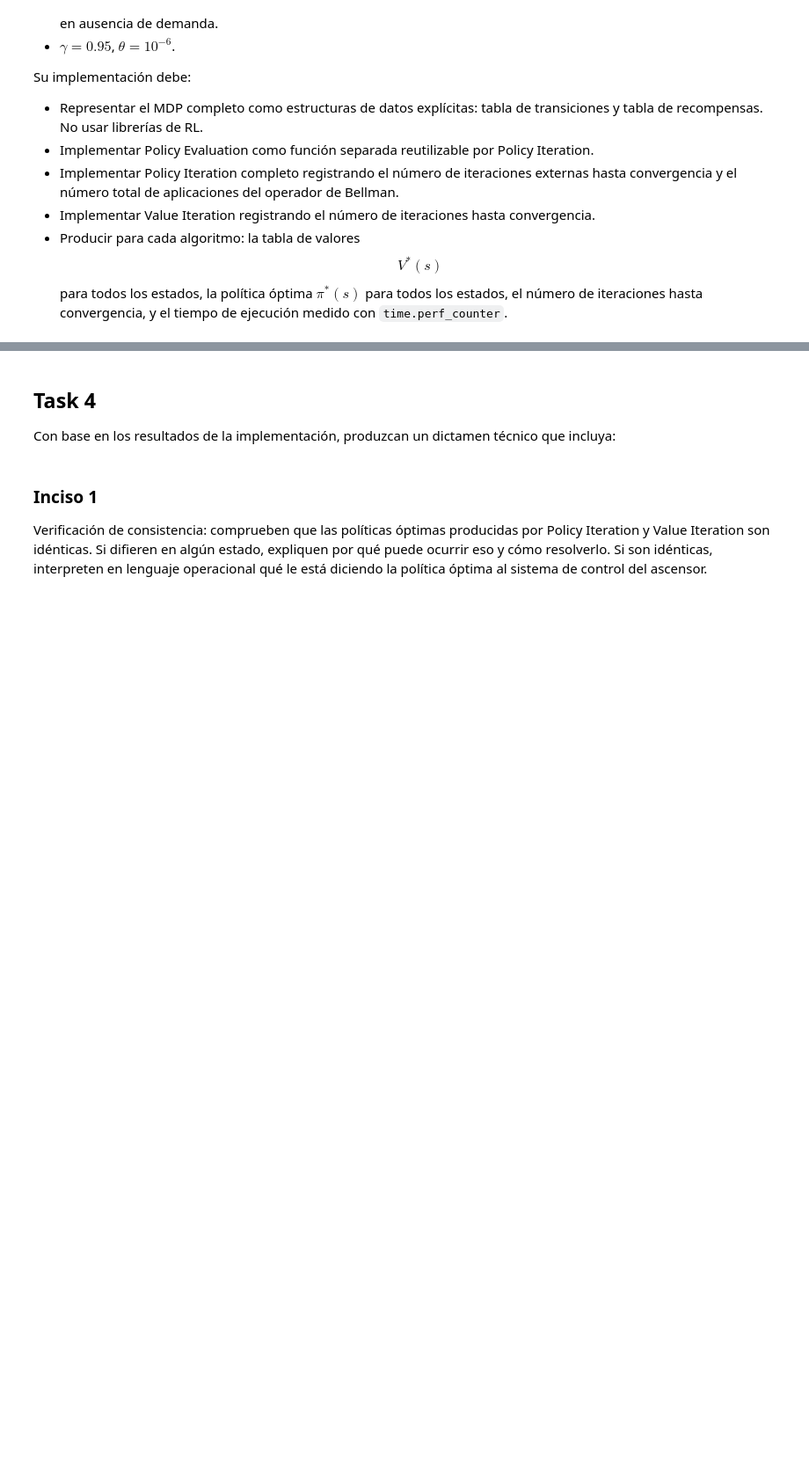
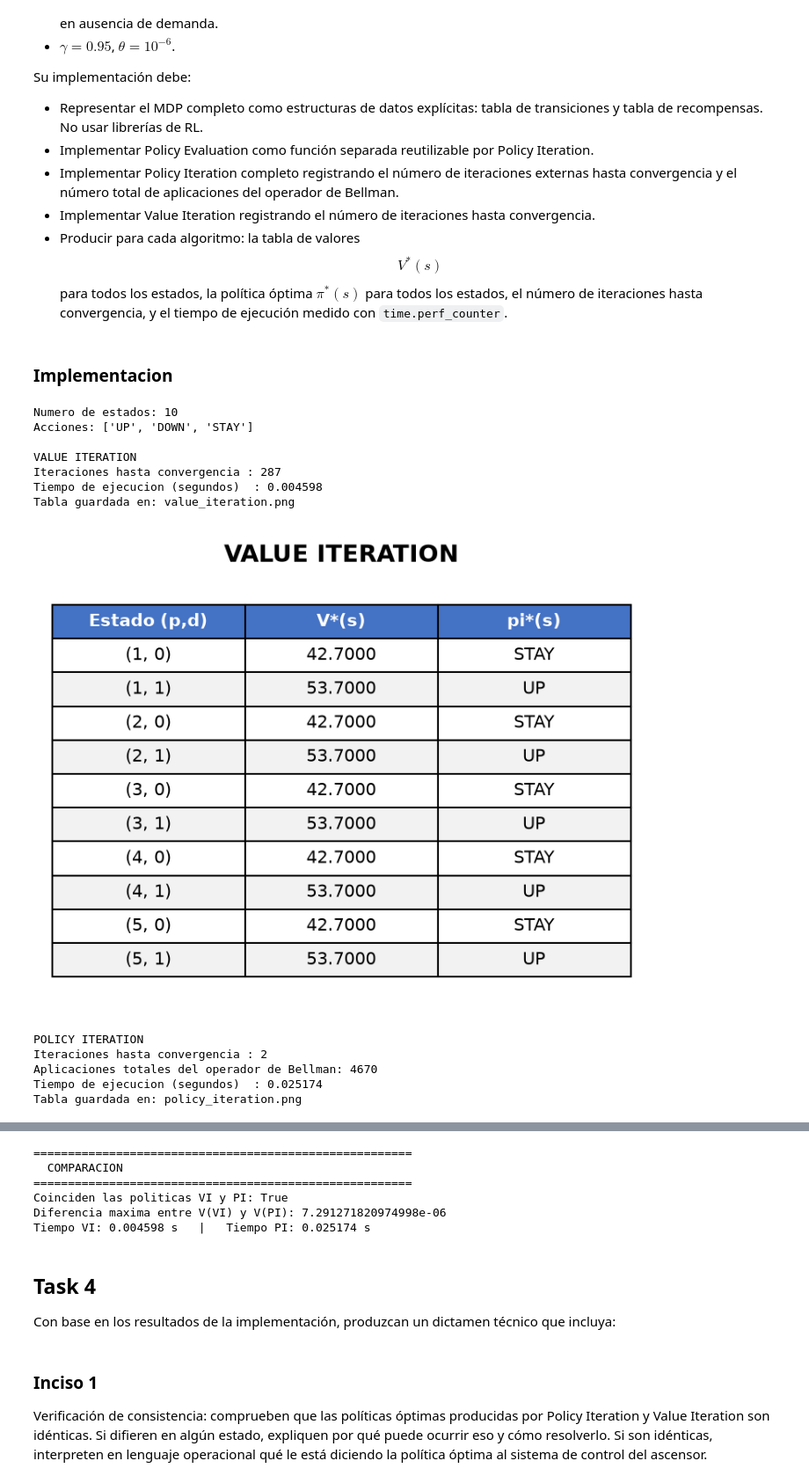
Before and after one commit to donmatthiuz/RL, a Jupyter notebook: Reporte.ipynb, the cells around one changed output, grey strips where cells are left out. Shown at 88% size. Cells and saved outputs as stored; diff of their text form; code cells hidden in the pictures; blank space fills up the shorter version.

Commit message:
TASK 3

```diff
--- a/Reporte.ipynb
+++ b/Reporte.ipynb
@@ -327,3 +327,67 @@ Su implementación debe:
 * Implementar Policy Iteration completo registrando el número de iteraciones externas hasta convergencia y el número total de aplicaciones del operador de Bellman.
 * Implementar Value Iteration registrando el número de iteraciones hasta convergencia.
 * Producir para cada algoritmo: la tabla de valores $$V^*(s)$$ para todos los estados, la política óptima $\pi^*(s)$ para todos los estados, el número de iteraciones hasta convergencia, y el tiempo de ejecución medido con `time.perf_counter`.
+# %% [markdown]
+### Implementacion
+# %%
+
+import time
+import numpy as np
+from task3.elevator import build_elevator_mdp, print_results, value_iteration, policy_iteration
+
+
+P, R, states, actions, state_index = build_elevator_mdp(
+    n_floors=5, p_demand=0.3
+)
+
+print(f"Numero de estados: {len(states)}")
+print(f"Acciones: {actions}")
+
+# Value Iteration
+t0 = time.perf_counter()
+V_vi, policy_vi, iters_vi = value_iteration(P, R, gamma=0.95, theta=1e-6)
+t1 = time.perf_counter()
+tiempo_vi = t1 - t0
+
+print_results(
+    "VALUE ITERATION", states, state_index, actions, V_vi, policy_vi,
+    n_iters=iters_vi, elapsed=tiempo_vi
+)
+
+# Policy Iteration
+t0 = time.perf_counter()
+V_pi, policy_pi, iters_pi_ext, bellman_apps_pi = policy_iteration(
+    P, R, gamma=0.95, theta=1e-6
+)
+t1 = time.perf_counter()
+tiempo_pi = t1 - t0
+
+print_results(
+    "POLICY ITERATION", states, state_index, actions, V_pi, policy_pi,
+    n_iters=iters_pi_ext, elapsed=tiempo_pi,
+    extra_info={"Aplicaciones totales del operador de Bellman": bellman_apps_pi}
+)
+
+# Comparacion
+print(f"\n{'='*55}")
+print("  COMPARACION")
+print(f"{'='*55}")
+print("Coinciden las politicas VI y PI:",
+        np.array_equal(policy_vi, policy_pi))
+print("Diferencia maxima entre V(VI) y V(PI):",
+        np.max(np.abs(V_vi - V_pi)))
+print(f"Tiempo VI: {tiempo_vi:.6f} s   |   Tiempo PI: {tiempo_pi:.6f} s")
+# %% [output]
+Numero de estados: 10
+Acciones: ['UP', 'DOWN', 'STAY']
+
+VALUE ITERATION
+Iteraciones hasta convergencia : 287
+Tiempo de ejecucion (segundos)  : 0.004598
+Tabla guardada en: value_iteration.png
+[figure, added]
+POLICY ITERATION
+Iteraciones hasta convergencia : 2
+Aplicaciones totales del operador de Bellman: 4670
+Tiempo de ejecucion (segundos)  : 0.025174
+Tabla guardada en: policy_iteration.png
@@ -330,3 +395,9 @@ Su implementación debe:
+=======================================================
+  COMPARACION
+=======================================================
+Coinciden las politicas VI y PI: True
+Diferencia maxima entre V(VI) y V(PI): 7.291271820974998e-06
+Tiempo VI: 0.004598 s   |   Tiempo PI: 0.025174 s
 # %% [markdown]
 ## Task 4
 
```
Also changed, not shown: parts of 1 cell of this notebook, 7 other files.
